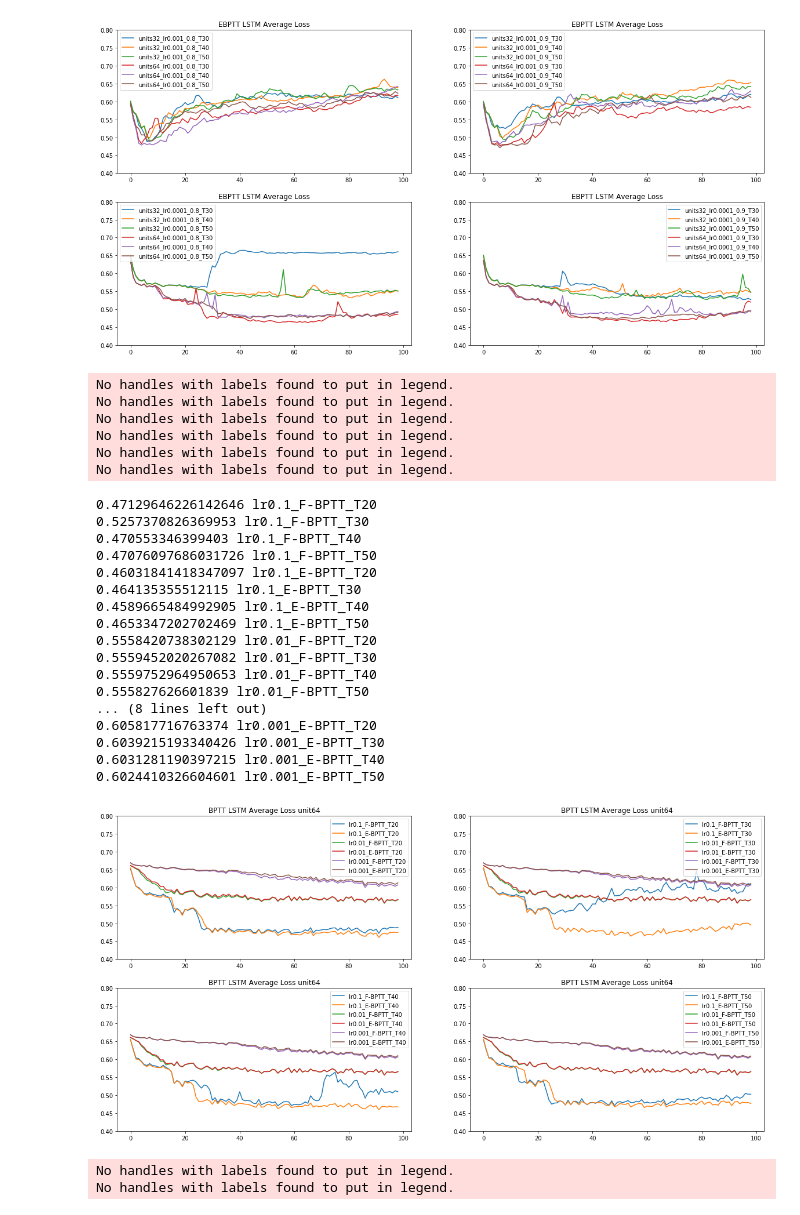
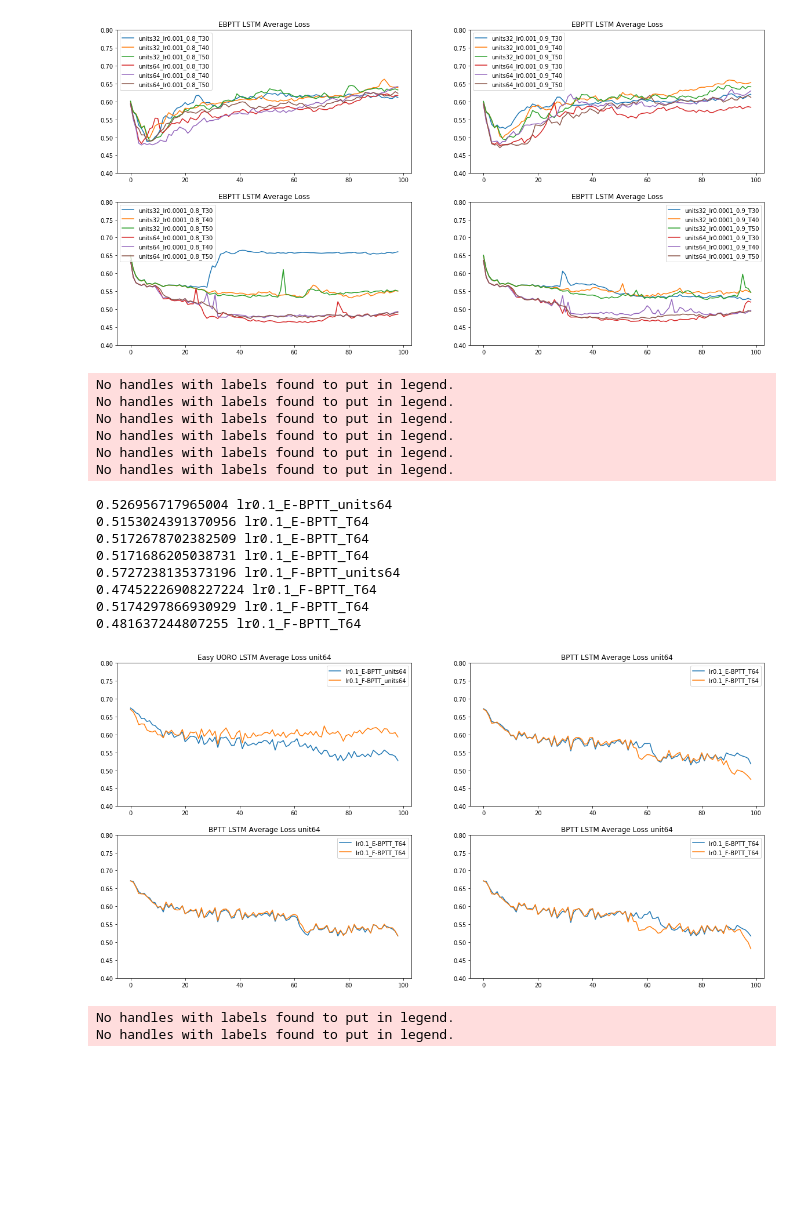
Before and after one commit to FigTop/vanilla-rtrl_old, a Jupyter notebook: result_analysis.ipynb, the cells around one changed output. Saved outputs shown, nothing was run; the diff lists cells and outputs as text; code cells hidden in the pictures; blank space fills up the shorter version.

```diff
--- a/result_analysis.ipynb
+++ b/result_analysis.ipynb
@@ -117,16 +120,4 @@ No handles with labels found to put in legend.
 No handles with labels found to put in legend.
 [figure]
 # %%
-uoro_more_results = get_task_results(mypath ='../cluster_results/uoro_moredata/')
+kf_results = get_task_results(mypath ='../cluster_results/kf_adam/')
-# %%
-fig, axs = plt.subplots(1,figsize=(20,10))
-
-for r in uoro_more_results:
-    avg_loss = r['average_loss']
-
-#    if r['config']['lr'] == 0.0001:
-    legend = 'units{}_lr{}_{}'.format(r['config']['units'],r['config']['lr'],r['config']['optimizer'])
-    axs.plot(avg_loss, label =legend)
-    axs.legend()
-    axs.set_ylim(0.4,0.8)
-    axs.set_title('uoro LSTM Average Loss')
@@ -258,66 +309,57 @@ No handles with labels found to put in legend.
 0.4739201349075369 units64_lr0.0001_0.8_T50
 [figure]
 # %%
-BPTT_results = get_task_results(mypath ='../cluster_results/BPTT_SGD/')
+BPTT_results = get_task_results(mypath ='../cluster_results/BPTT/')
 # %%
 fig, axs = plt.subplots(2, 2,figsize=(20,10))
 
 for r in BPTT_results:
     avg_loss = r['average_loss']
 
-    if r['config']['T'] == 20:
-        legend = 'lr{}_{}_T{}'.format(r['config']['lr'],r['config']['algorithm'],r['config']['T'])
+    if r['config']['T'] == 10:
+        legend = 'lr{}_{}_units{}'.format(r['config']['lr'],r['config']['algorithm'],r['config']['units'])
         axs[0, 0].plot(avg_loss, label =legend)
     axs[0, 0].legend()
     axs[0, 0].set_ylim(0.4,0.8)
-    axs[0, 0].set_title('BPTT LSTM Average Loss unit64')
+    axs[0, 0].set_title('Easy UORO LSTM Average Loss unit64')
 
-    if r['config']['T'] == 30:
-        legend = 'lr{}_{}_T{}'.format(r['config']['lr'],r['config']['algorithm'],r['config']['T'])
+    if r['config']['T'] == 20:
+        legend = 'lr{}_{}_T{}'.format(r['config']['lr'],r['config']['algorithm'],r['config']['units'])
         axs[0, 1].plot(avg_loss,label = legend)
     axs[0, 1].legend()
     axs[0, 1].set_ylim(0.4,0.8)
     axs[0, 1].set_title('BPTT LSTM Average Loss unit64')
 
-    if r['config']['T'] == 40:
-        legend = 'lr{}_{}_T{}'.format(r['config']['lr'],r['config']['algorithm'],r['config']['T'])
+    if r['config']['T'] == 30:
+        legend = 'lr{}_{}_T{}'.format(r['config']['lr'],r['config']['algorithm'],r['config']['units'])
         axs[1, 0].plot(avg_loss,label=legend)
     axs[1, 0].legend()
     axs[1, 0].set_ylim(0.4,0.8)
     axs[1, 0].set_title('BPTT LSTM Average Loss unit64')
 
-    if r['config']['T'] == 50:
-        legend = 'lr{}_{}_T{}'.format(r['config']['lr'],r['config']['algorithm'],r['config']['T'])
+    if r['config']['T'] == 40:
+        legend = 'lr{}_{}_T{}'.format(r['config']['lr'],r['config']['algorithm'],r['config']['units'])
         axs[1, 1].plot(avg_loss,label =legend)
     axs[1, 1].legend()
     axs[1, 1].set_ylim(0.4,0.8)
     axs[1, 1].set_title('BPTT LSTM Average Loss unit64')
     print(min(avg_loss),legend)
 # %% [output]
 No handles with labels found to put in legend.
 No handles with labels found to put in legend.
 No handles with labels found to put in legend.
 No handles with labels found to put in legend.
 No handles with labels found to put in legend.
 No handles with labels found to put in legend.
-0.47129646226142646 lr0.1_F-BPTT_T20
-0.5257370826369953 lr0.1_F-BPTT_T30
-0.470553346399403 lr0.1_F-BPTT_T40
-0.47076097686031726 lr0.1_F-BPTT_T50
-0.46031841418347097 lr0.1_E-BPTT_T20
-0.464135355512115 lr0.1_E-BPTT_T30
-0.4589665484992905 lr0.1_E-BPTT_T40
-0.4653347202702469 lr0.1_E-BPTT_T50
-0.5558420738302129 lr0.01_F-BPTT_T20
-0.5559452020267082 lr0.01_F-BPTT_T30
-0.5559752964950653 lr0.01_F-BPTT_T40
-0.555827626601839 lr0.01_F-BPTT_T50
-... (8 lines left out)
-0.605817716763374 lr0.001_E-BPTT_T20
-0.6039215193340426 lr0.001_E-BPTT_T30
-0.6031281190397215 lr0.001_E-BPTT_T40
-0.6024410326604601 lr0.001_E-BPTT_T50
+0.526956717965004 lr0.1_E-BPTT_units64
+0.5153024391370956 lr0.1_E-BPTT_T64
+0.5172678702382509 lr0.1_E-BPTT_T64
+0.5171686205038731 lr0.1_E-BPTT_T64
+0.5727238135373196 lr0.1_F-BPTT_units64
+0.47452226908227224 lr0.1_F-BPTT_T64
+0.5174297866930929 lr0.1_F-BPTT_T64
+0.481637244807255 lr0.1_F-BPTT_T64
-[figure, old version]
+[figure, new version]
 # %%
 hard_results = get_task_results(mypath ='../cluster_results/uoro_kf_SGD/')
 # %%
```
Also changed, not shown: parts of 6 cells of this notebook, 5 other files.
